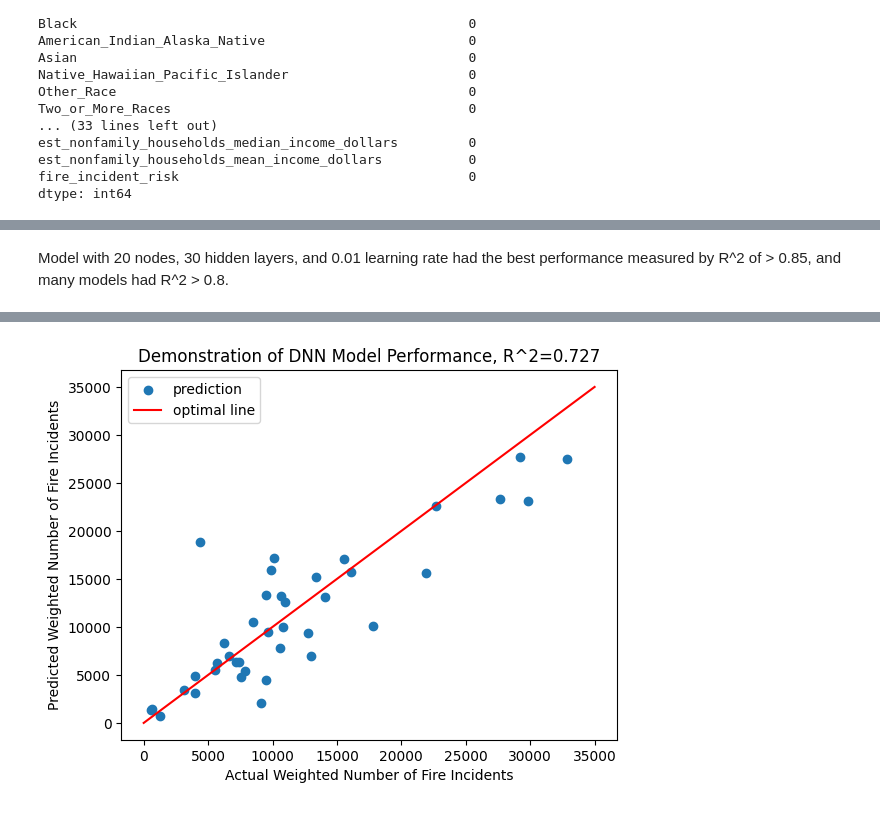
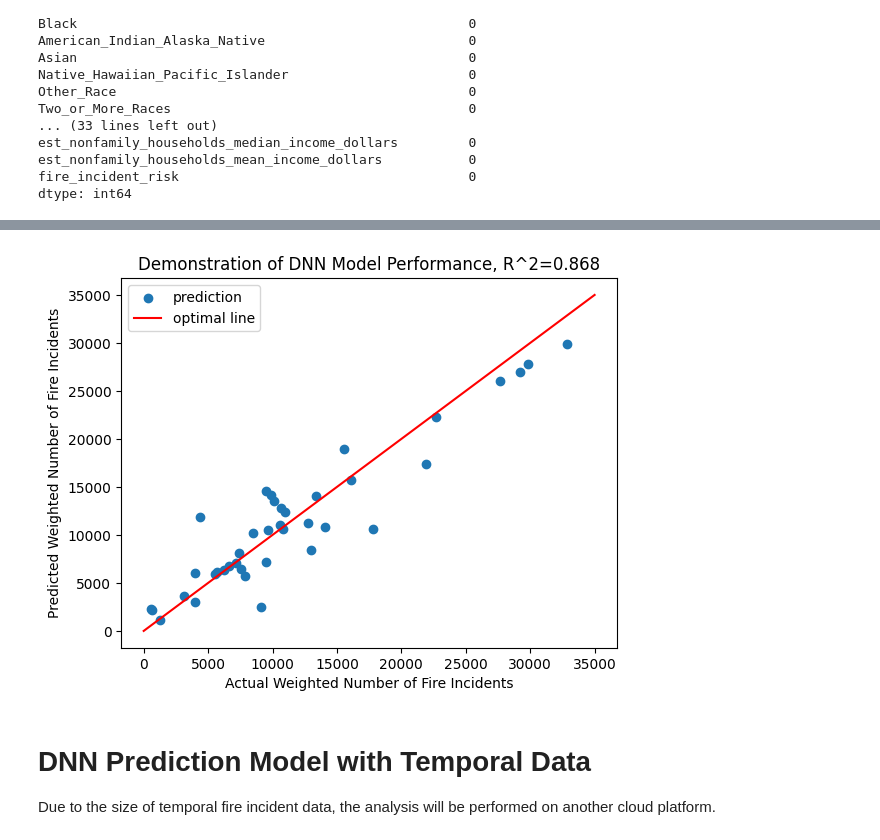
Before and after one commit to tyler-netek/fire-station-spatial-temporal-analysis-project, a Jupyter notebook: fire_incident_prediction.ipynb, the cells around one changed output, grey strips where cells are left out. Saved outputs shown, nothing was run; the diff lists cells and outputs as text; code cells hidden in the pictures.

Commit message:
Add files via upload
Save the best dnn model as dnn_model.keras

```diff
--- a/fire_incident_prediction.ipynb
+++ b/fire_incident_prediction.ipynb
@@ -196,6 +198,7 @@ model_r2 = pd.DataFrame(columns=['n_hidden', 'n_nodes', 'learning_rate', 'R2'])
 n_hidden = [15, 20, 25, 30]
 n_nodes = [10, 20, 30, 40, 50, 60]
 all_learning_rates = [0.001, 0.004, 0.008, 0.01, 0.04, 0.08]
+best_r2 = 0
 
 for lr in all_learning_rates:
     for n_node in n_nodes:
@@ -204,4 +207,6 @@ for lr in all_learning_rates:
             dnn_model.fit(X_train, y_train, validation_split=0.2, verbose=0, epochs=100)
             r2 = metrics.r2_score(y_test, dnn_model.predict(X_test, verbose=0).flatten())
             model_r2 = pd.concat([model_r2, pd.DataFrame.from_dict({'n_hidden':[i], 'n_nodes':[n_node], 'learning_rate':[lr], 'R2':[r2]})])
-model_r2
+            if r2 > best_r2:
+                best_model = dnn_model
+                best_r2 = r2
@@ -259,10 +227,7 @@ model_r2.sort_values('R2', ascending=False).head(20)
-# %% [markdown]
-Model with 20 nodes, 30 hidden layers, and 0.01 learning rate had the best performance measured by R^2 of > 0.85, and many models had R^2 > 0.8.
 # %%
-optimal_model = build_and_compile_model(normalizer, 30, 50)
-optimal_model.fit(X_train, y_train, validation_split=0.2, verbose=0, epochs=100)
-R2 = round(metrics.r2_score(y_test, optimal_model.predict(X_test).flatten()), 3)
-plt.scatter(y_test, optimal_model.predict(X_test).flatten(), label='prediction');
+# Demonstrate performance of the best model
+R2 = round(metrics.r2_score(y_test, best_model.predict(X_test).flatten()), 3)
+plt.scatter(y_test, best_model.predict(X_test).flatten(), label='prediction');
 plt.plot([0, 35000], [0, 35000], color='red', label='optimal line');
 plt.xlabel('Actual Weighted Number of Fire Incidents');
 plt.ylabel('Predicted Weighted Number of Fire Incidents');
@@ -274 +239 @@ plt.legend();
-[figure, old version]
+[figure, new version]
@@ -274,0 +243,3 @@ plt.legend();
+# %% [markdown]
+# DNN Prediction Model with Temporal Data
+Due to the size of temporal fire incident data, the analysis will be performed on another cloud platform.
```
Also changed, not shown: parts of 11 cells of this notebook, 1 other file.
